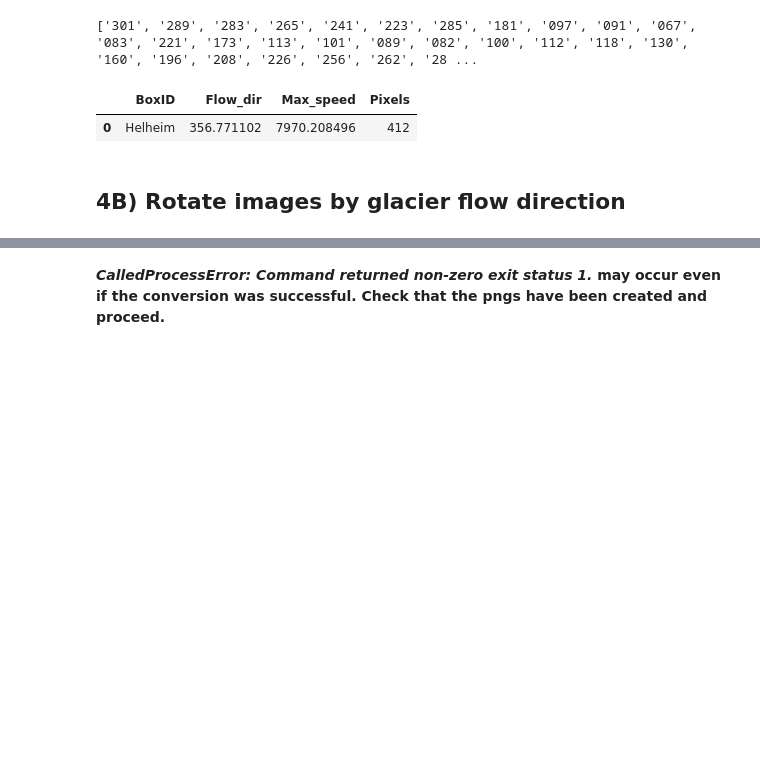
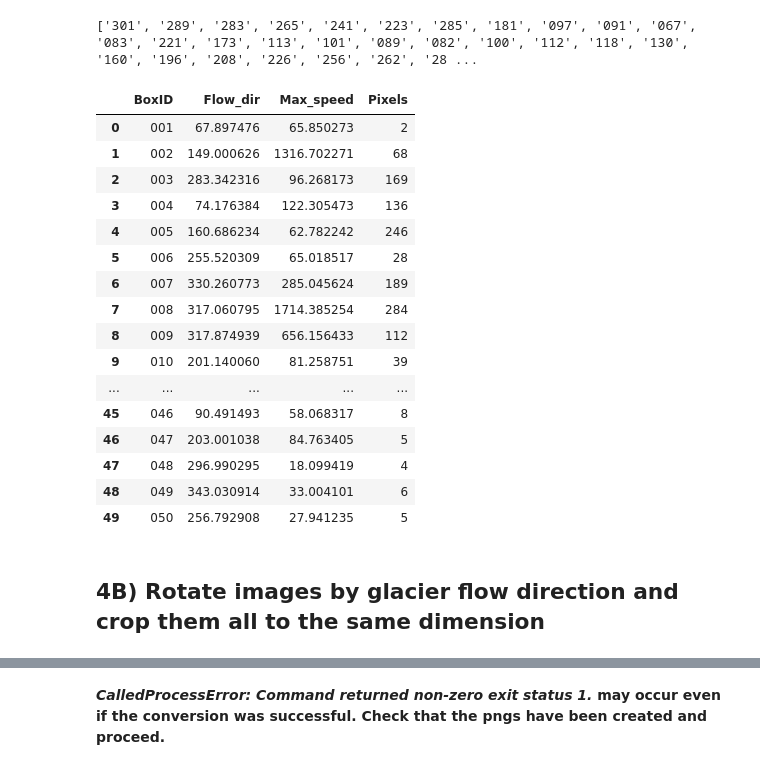
Before and after one commit to jukesliu/automated-glacier-terminus, a Jupyter notebook: preprocess.ipynb, the cells around one changed output, grey strips where cells are left out. Cells and saved outputs as stored; diff of their text form; code cells hidden in the pictures; blank space fills up the shorter version.

```diff
--- a/preprocess.ipynb
+++ b/preprocess.ipynb
@@ -165,9 +174,8 @@ When images are downloaded across many different Landsat path rows, it's possibl
 # %%
 ######################################################################################
 SKIP = False # if you want to skip this step, change to True
-# desired_proj = '3413' # EPSG code for desired projection
-desired_proj = '32608' # EPSG code for desired projection
-suffix = '_RP' # suffix for reprojected images - something that indicates the projection
+desired_proj = '3413' # EPSG code for desired projection
+suffix = '_PS' # suffix for reprojected images - something that indicates the projection
 ######################################################################################
 
 for BoxID in BoxIDs:
@@ -228,10 +237,10 @@ for BoxID in BoxIDs:
     mindim = int(np.min([dist1, dist2]))/PIXRES # calculate minimum dimensions, converted into pixels
     mindimensions.append(int(mindim))
 
-if os.path.exists(csvpath+BOX_FILENAME): # if the buffer distance was calculated in the previous step
-    buff_df = pd.read_csv(csvpath+BOX_FILENAME, dtype=str)
-    buff_df['min_dim_px'] = mindimensions # add the minimum dimensions to the existing data
-else: # if not, create a new data file
-    buff_df = pd.DataFrame(list(zip(BoxIDs, mindimensions)), columns=['BoxID','min_dim_px'])
+# if os.path.exists(csvpath+BOX_FILENAME): # if the buffer distance was calculated in the previous step
+#     buff_df = pd.read_csv(csvpath+BOX_FILENAME, dtype=str)
+#     buff_df['min_dim_px'] = mindimensions # add the minimum dimensions to the existing data
+# else: # if not, create a new data file
+buff_df = pd.DataFrame(list(zip(BoxIDs, mindimensions)), columns=['BoxID','min_dim_px'])
 buff_df
 # %% [output]
@@ -310,13 +368,14 @@ The following code processes ice velocity (vx, vy) rasters to determine each gla
 # crop the velocity raster to the RGI shapefile if available, terminus box if not
 for BoxID in BoxIDs:
     print('Box'+BoxID)
-    terminus_path = basepath+"Box"+BoxID+"/RGI_Box"+BoxID+".shp"  # path to RGI shapefile
+    terminus_path = basepath+"Box"+BoxID+"/Box"+BoxID+".shp"  # set the path to the box shapefile instead
+#     terminus_path = basepath+"Box"+BoxID+"/RGI_Box"+BoxID+".shp"  # path to RGI shapefile
 
-    if not os.path.exists(terminus_path): # if the RGI shapefile does not exist
-        terminus_path = basepath+"Box"+BoxID+"/Box"+BoxID+".shp"  # set the path to the box shapefile instead
-        print('Using terminus box.')
-    else:
-        print('Using RGI glacier outline.')
+#     if not os.path.exists(terminus_path): # if the RGI shapefile does not exist
+#         terminus_path = basepath+"Box"+BoxID+"/Box"+BoxID+".shp"  # set the path to the box shapefile instead
+#         print('Using terminus box.')
+#     else:
+#         print('Using RGI glacier outline.')
 
     vx_in = basepath+vx_name; vy_in = basepath+vy_name # input velocity file paths
 
@@ -326,8 +385,8 @@ for BoxID in BoxIDs:
     # subset x and y velocity files
     v_subset1 = 'gdalwarp -overwrite -cutline '+terminus_path+' -crop_to_cutline '+vx_in+" "+vx_out
     v_subset2 = 'gdalwarp -overwrite -cutline '+terminus_path+' -crop_to_cutline '+vy_in+" "+vy_out
+
     subprocess.run(v_subset1, shell=True, check=True)
     subprocess.run(v_subset2, shell=True, check=True)
-
     print("Box"+BoxID+' done.')
 # %% [output]
@@ -376,8 +449,8 @@ for BoxID in BoxIDs:
             rgi_exists = 1
 
     if rgi_exists == 1: # if yes, open those files
-        vx = rio.open(basepath+"Box"+BoxID+"/RGI_Box"+BoxID+'_'+vx_name, "r")
-        vy = rio.open(basepath+"Box"+BoxID+"/RGI_Box"+BoxID+'_'+vy_name, "r")
+        vx = rio.open(basepath+"Box"+BoxID+"/Box"+BoxID+'_'+vx_name, "r")
+        vy = rio.open(basepath+"Box"+BoxID+"/Box"+BoxID+'_'+vy_name, "r")
     else: # if not, they were subset using the boxes. Open those files
         vx = rio.open(basepath+"Box"+BoxID+"/Box"+BoxID+'_'+vx_name, "r")
         vy = rio.open(basepath+"Box"+BoxID+"/Box"+BoxID+'_'+vy_name, "r")
@@ -428,39 +501,54 @@ for BoxID in BoxIDs:
         lineshp2000 = LineString(feat2000['geometry']['coordinates'])
         cent2000 = np.array(lineshp2000.centroid)
 
         shp2015 = fiona.open(path2000_2015+'GreenlandPeriph_term2015_'+BoxID+'.shp'); feat2015= shp2015.next()
         lineshp2015 = LineString(feat2015['geometry']['coordinates'])
         cent2015 = np.array(lineshp2015.centroid)
 
         # grab displacements and use to calculate flow direction in degrees
         y = cent2000[1] - cent2015[1]; x = cent2000[0] - cent2015[0]
         avg_dir = np.arctan2(y,x)*180/np.pi
         if avg_dir < 0:
             avg_dir = 360.0+avg_dir
 
         # if max_magnitude cannot be calculated from the velocity raster (pixels == 0)
         if ncells == 0:
             # use displacements and time to approximate speed in m/d
             yrs = 15.0 # 2000 to 2015
             max_magnitude = np.sqrt((y*y)+(x*x))/yrs*yr_day_conv
         ncells = np.NaN # enter NaN to indicate that velocity raster was not used
 
     # Append values to lists:
     avg_rot.append(avg_dir); max_mag.append(max_magnitude); boxes.append(BoxID); num_cells.append(ncells)
 
 # store the flow direction (rotation angle), maximum magnitude
 velocities_df = pd.DataFrame(list(zip(boxes,avg_rot, max_mag, num_cells)),
                              columns=['BoxID','Flow_dir', 'Max_speed', 'Pixels'])
 velocities_df = velocities_df.sort_values(by='BoxID')
 velocities_df # display
 # %% [output]
 |  | BoxID | Flow_dir | Max_speed | Pixels |
-| 0 | Helheim | 356.771102 | 7970.208496 | 412 |
+| 0 | 001 | 67.897476 | 65.850273 | 2 |
+| 1 | 002 | 149.000626 | 1316.702271 | 68 |
+| 2 | 003 | 283.342316 | 96.268173 | 169 |
+| 3 | 004 | 74.176384 | 122.305473 | 136 |
+| 4 | 005 | 160.686234 | 62.782242 | 246 |
+| 5 | 006 | 255.520309 | 65.018517 | 28 |
+| 6 | 007 | 330.260773 | 285.045624 | 189 |
+| 7 | 008 | 317.060795 | 1714.385254 | 284 |
+| 8 | 009 | 317.874939 | 656.156433 | 112 |
+| 9 | 010 | 201.140060 | 81.258751 | 39 |
+| ... | ... | ... | ... | ... |
+| 45 | 046 | 90.491493 | 58.068317 | 8 |
+| 46 | 047 | 203.001038 | 84.763405 | 5 |
+| 47 | 048 | 296.990295 | 18.099419 | 4 |
+| 48 | 049 | 343.030914 | 33.004101 | 6 |
+| 49 | 050 | 256.792908 | 27.941235 | 5 |
 # %%
 # write velocity data to CSV
 velocities_df.to_csv(path_or_buf = basepath+VEL_FILENAME, sep=',')
 # %% [markdown]
-## 4B) Rotate images by glacier flow direction
+## 4B) Rotate images by glacier flow direction and crop them all to the same dimension
 # %%
 # Read in the glacier velocity file as velocities_df if not already loaded:
 velocities_df = pd.read_csv(basepath+VEL_FILENAME, sep=',', dtype=str, usecols=[1,2,3,4])
```
Also changed, not shown: parts of 15 cells of this notebook, 3 other files.
